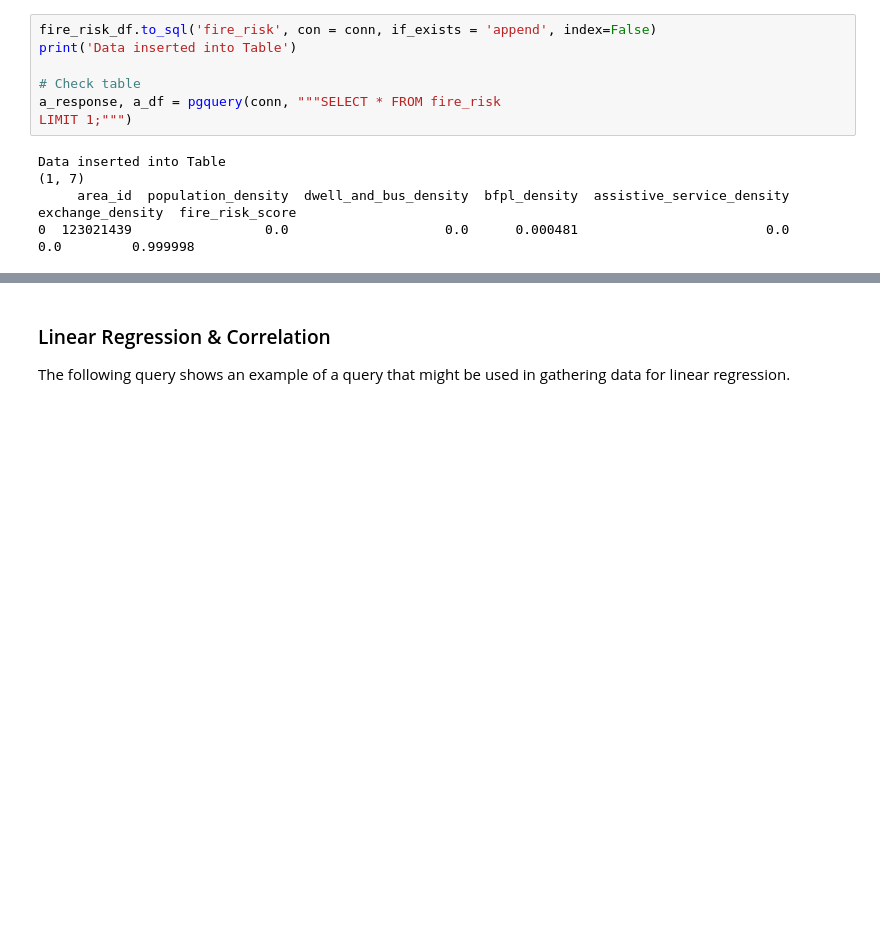
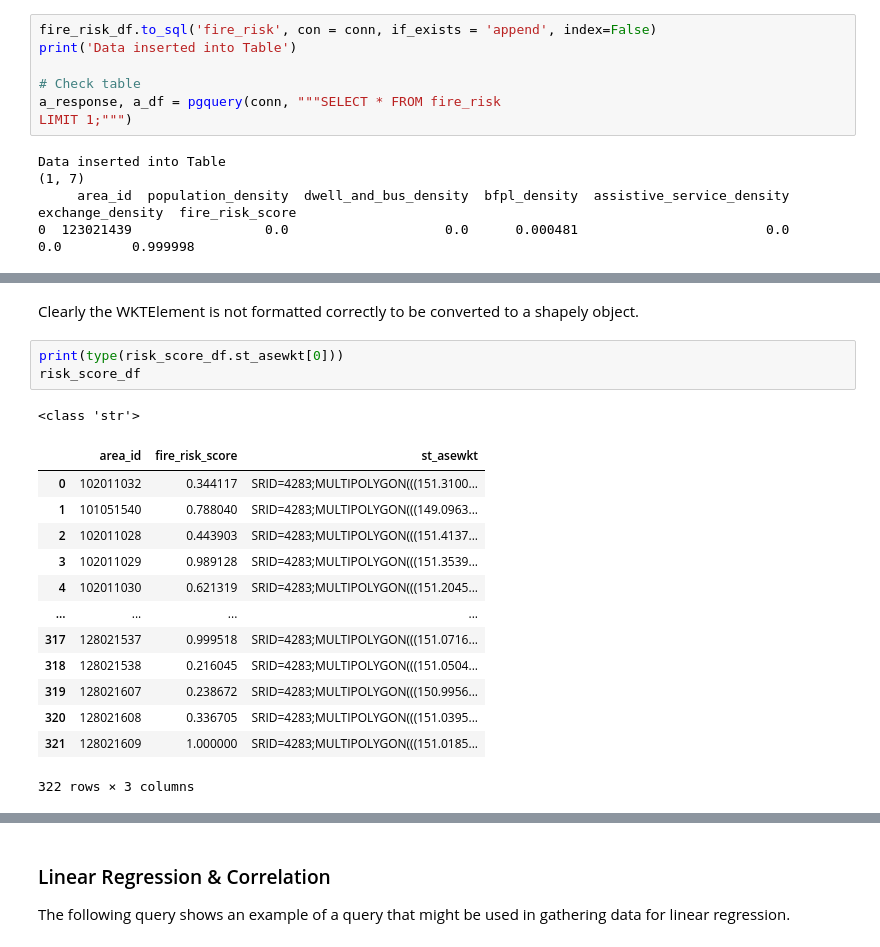
Before and after one commit to ew92/data2001_project, a Jupyter notebook: main.ipynb, the cells around one changed output, grey strips where cells are left out. Saved outputs shown, nothing was run; the diff lists cells and outputs as text; blank space fills up the shorter version.

```diff
--- a/main.ipynb
+++ b/main.ipynb
@@ -1426,0 +1453,20 @@ Data inserted into Table
+# %% [markdown]
+Clearly the WKTElement is not formatted correctly to be converted to a shapely object.
+# %%
+print(type(risk_score_df.st_asewkt[0]))
+risk_score_df
+# %% [output]
+<class 'str'>
+|  | area_id | fire_risk_score | st_asewkt |
+| 0 | 102011032 | 0.344117 | SRID=4283;MULTIPOLYGON(((151.3100... |
+| 1 | 101051540 | 0.788040 | SRID=4283;MULTIPOLYGON(((149.0963... |
+| 2 | 102011028 | 0.443903 | SRID=4283;MULTIPOLYGON(((151.4137... |
+| 3 | 102011029 | 0.989128 | SRID=4283;MULTIPOLYGON(((151.3539... |
+| 4 | 102011030 | 0.621319 | SRID=4283;MULTIPOLYGON(((151.2045... |
+| ... | ... | ... | ... |
+| 317 | 128021537 | 0.999518 | SRID=4283;MULTIPOLYGON(((151.0716... |
+| 318 | 128021538 | 0.216045 | SRID=4283;MULTIPOLYGON(((151.0504... |
+| 319 | 128021607 | 0.238672 | SRID=4283;MULTIPOLYGON(((150.9956... |
+| 320 | 128021608 | 0.336705 | SRID=4283;MULTIPOLYGON(((151.0395... |
+| 321 | 128021609 | 1.000000 | SRID=4283;MULTIPOLYGON(((151.0185... |
+322 rows × 3 columns
```
Also changed, not shown: parts of 11 cells of this notebook.
